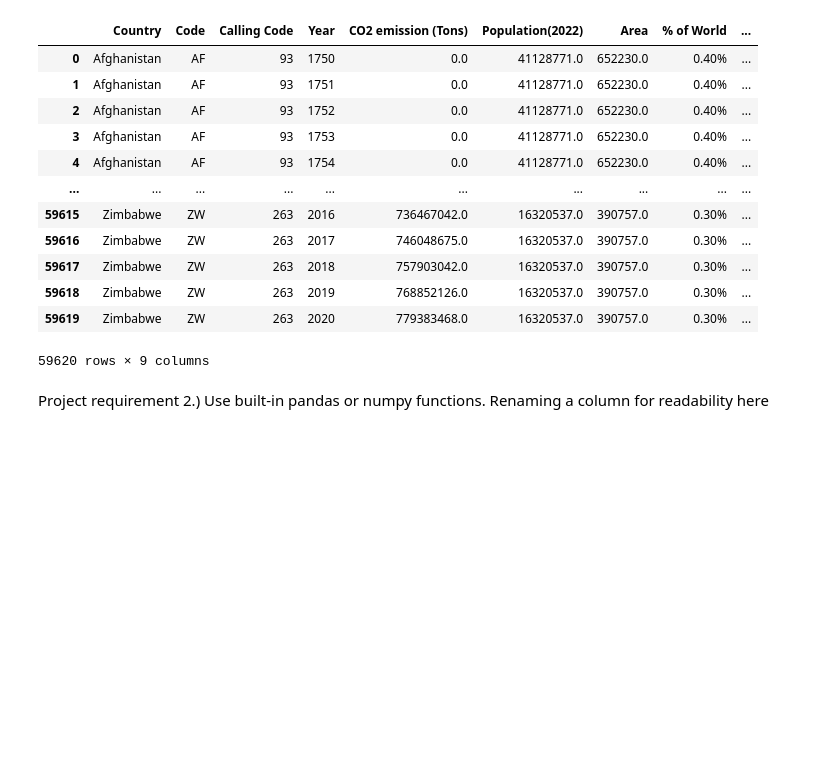
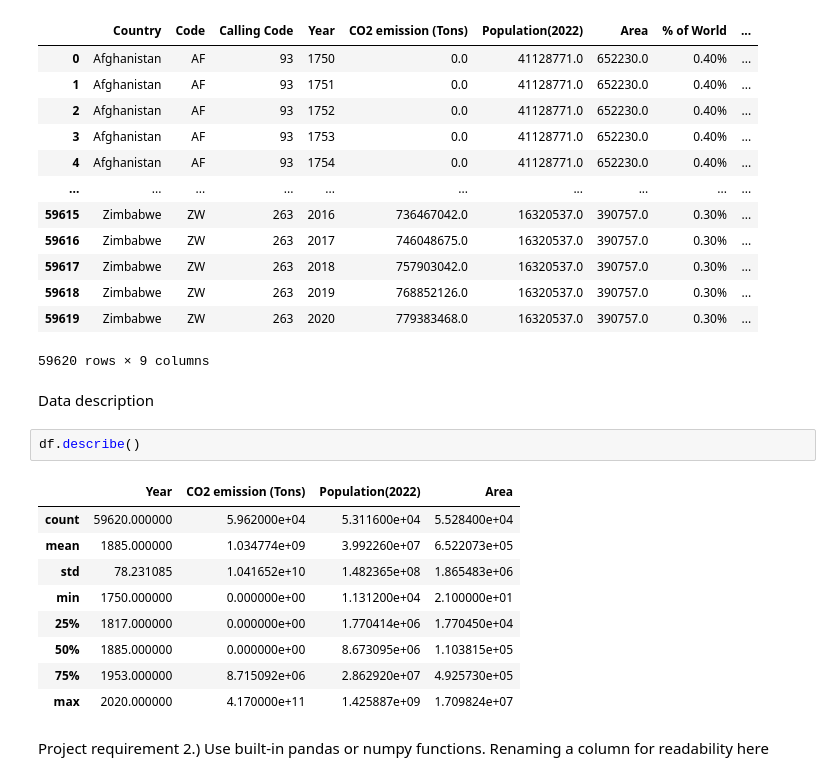
Before and after one commit to DanielBrechner/World-CO2-Emissions-Analysis, a Jupyter notebook: app.ipynb, the cells around one changed output. Drawn from its saved outputs; the diff is of its cells as text; blank space fills up the shorter version.

Commit message:
data description

```diff
--- a/app.ipynb
+++ b/app.ipynb
@@ -21,6 +21,20 @@ df
 | 59618 | Zimbabwe | ZW | 263 | 2019 | 768852126.0 | 16320537.0 | 390757.0 | 0.30% | ... |
 | 59619 | Zimbabwe | ZW | 263 | 2020 | 779383468.0 | 16320537.0 | 390757.0 | 0.30% | ... |
 59620 rows × 9 columns
+# %% [markdown]
+Data description
+# %%
+df.describe()
+# %% [output]
+|  | Year | CO2 emission (Tons) | Population(2022) | Area |
+| count | 59620.000000 | 5.962000e+04 | 5.311600e+04 | 5.528400e+04 |
+| mean | 1885.000000 | 1.034774e+09 | 3.992260e+07 | 6.522073e+05 |
+| std | 78.231085 | 1.041652e+10 | 1.482365e+08 | 1.865483e+06 |
+| min | 1750.000000 | 0.000000e+00 | 1.131200e+04 | 2.100000e+01 |
+| 25% | 1817.000000 | 0.000000e+00 | 1.770414e+06 | 1.770450e+04 |
+| 50% | 1885.000000 | 0.000000e+00 | 8.673095e+06 | 1.103815e+05 |
+| 75% | 1953.000000 | 8.715092e+06 | 2.862920e+07 | 4.925730e+05 |
+| max | 2020.000000 | 4.170000e+11 | 1.425887e+09 | 1.709824e+07 |
 # %% [markdown]
 Project requirement 2.) Use built-in pandas or numpy functions. Renaming a column for readability here
 # %%
```
